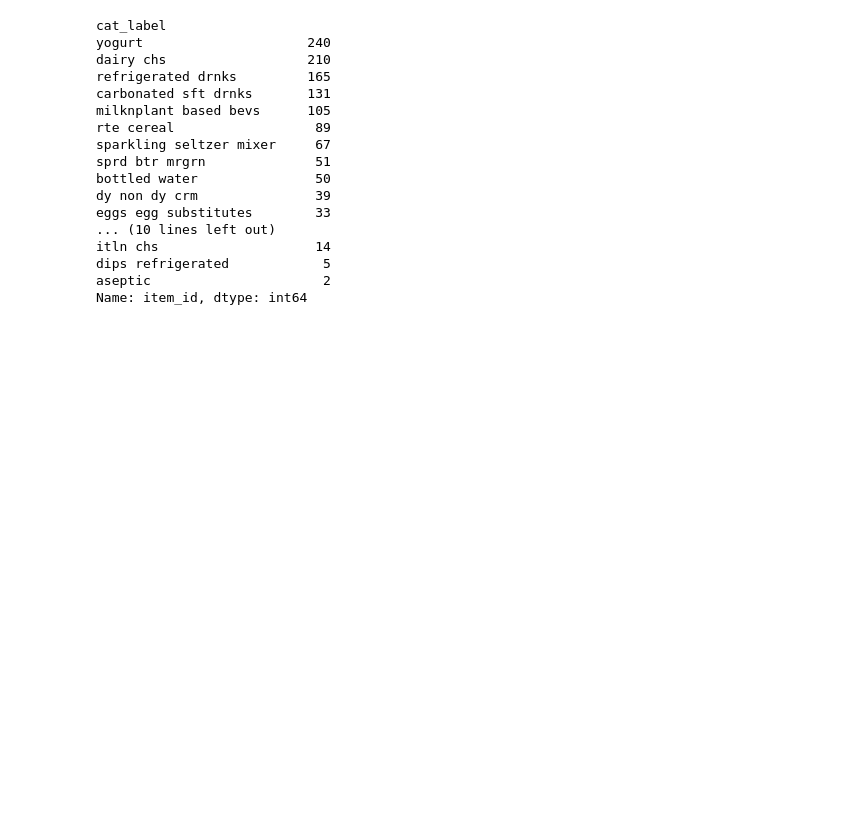
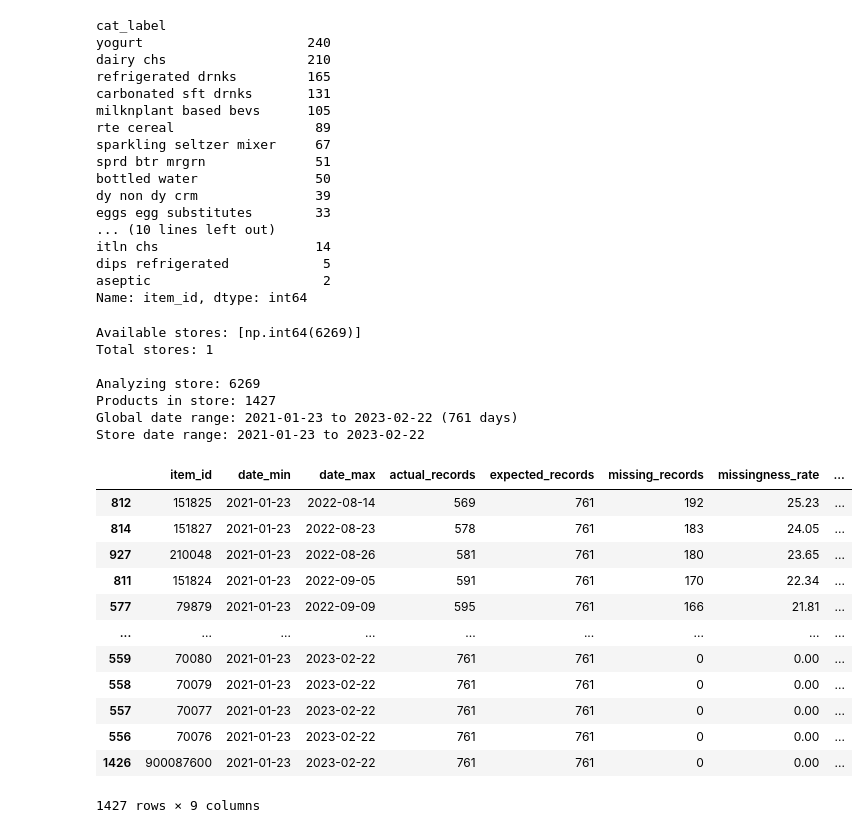
Before and after one commit to up202108724/Dissertation25-26, a Jupyter notebook: EDA/minieda.ipynb, the cells around one changed output. Drawn from its saved outputs; the diff is of its cells as text; code cells hidden in the pictures; blank space fills up the shorter version.

```diff
--- a/EDA/minieda.ipynb
+++ b/EDA/minieda.ipynb
@@ -173,0 +244,65 @@ Name: item_id, dtype: int64
+# %%
+# Select a specific store (using the first one or you can specify a store_id)
+selected_store = 6269  # Change this to analyze a different store
+
+# Filter data for the selected store
+df_store = df[df["store_id"] == selected_store].copy()
+
+print(f"Analyzing store: {selected_store}")
+print(f"Products in store: {df_store['item_id'].nunique()}")
+
+# Define GLOBAL period (from all data, not just this store)
+global_min = df["date"].min()
+global_max = df["date"].max()
+global_span_days = (global_max - global_min).days + 1
+
+print(f"Global date range: {global_min.date()} to {global_max.date()} ({global_span_days} days)")
+print(f"Store date range: {df_store['date'].min().date()} to {df_store['date'].max().date()}\n")
+
+# Calculate missingness for each product within this store
+# Against the GLOBAL period
+product_missingness = (
+    df_store.groupby("item_id")
+    .agg({
+        "date": ["min", "max", "count"]
+    })
+    .reset_index()
+)
+product_missingness.columns = ['item_id', 'date_min', 'date_max', 'actual_records']
+
+# Expected records = GLOBAL span (all products should have records across full global period)
+product_missingness['expected_records'] = global_span_days
+
+# Calculate missingness metrics
+product_missingness['missing_records'] = product_missingness['expected_records'] - product_missingness['actual_records']
+product_missingness['missingness_rate'] = (product_missingness['missing_records'] / product_missingness['expected_records'] * 100).round(2)
+# Calculate missing days BEFORE recordings started
+product_missingness['days_missing_before'] = (product_missingness['date_min'] - global_min).dt.days
+
+# Calculate missing days AFTER recordings ended
+product_missingness['days_missing_after'] = (global_max - product_missingness['date_max']).dt.days
+# Sort by missingness rate
+product_missingness_sorted = product_missingness.sort_values('days_missing_after', ascending=False)
+
+product_missingness_sorted
+# %% [output]
+Available stores: [np.int64(6269)]
+Total stores: 1
+
+Analyzing store: 6269
+Products in store: 1427
+Global date range: 2021-01-23 to 2023-02-22 (761 days)
+Store date range: 2021-01-23 to 2023-02-22
+|  | item_id | date_min | date_max | actual_records | expected_records | missing_records | missingness_rate | ... |
+| 812 | 151825 | 2021-01-23 | 2022-08-14 | 569 | 761 | 192 | 25.23 | ... |
+| 814 | 151827 | 2021-01-23 | 2022-08-23 | 578 | 761 | 183 | 24.05 | ... |
+| 927 | 210048 | 2021-01-23 | 2022-08-26 | 581 | 761 | 180 | 23.65 | ... |
+| 811 | 151824 | 2021-01-23 | 2022-09-05 | 591 | 761 | 170 | 22.34 | ... |
+| 577 | 79879 | 2021-01-23 | 2022-09-09 | 595 | 761 | 166 | 21.81 | ... |
+| ... | ... | ... | ... | ... | ... | ... | ... | ... |
+| 559 | 70080 | 2021-01-23 | 2023-02-22 | 761 | 761 | 0 | 0.00 | ... |
+| 558 | 70079 | 2021-01-23 | 2023-02-22 | 761 | 761 | 0 | 0.00 | ... |
+| 557 | 70077 | 2021-01-23 | 2023-02-22 | 761 | 761 | 0 | 0.00 | ... |
+| 556 | 70076 | 2021-01-23 | 2023-02-22 | 761 | 761 | 0 | 0.00 | ... |
+| 1426 | 900087600 | 2021-01-23 | 2023-02-22 | 761 | 761 | 0 | 0.00 | ... |
+1427 rows × 9 columns
```
Also changed, not shown: parts of 12 cells of this notebook, 9 other files.
